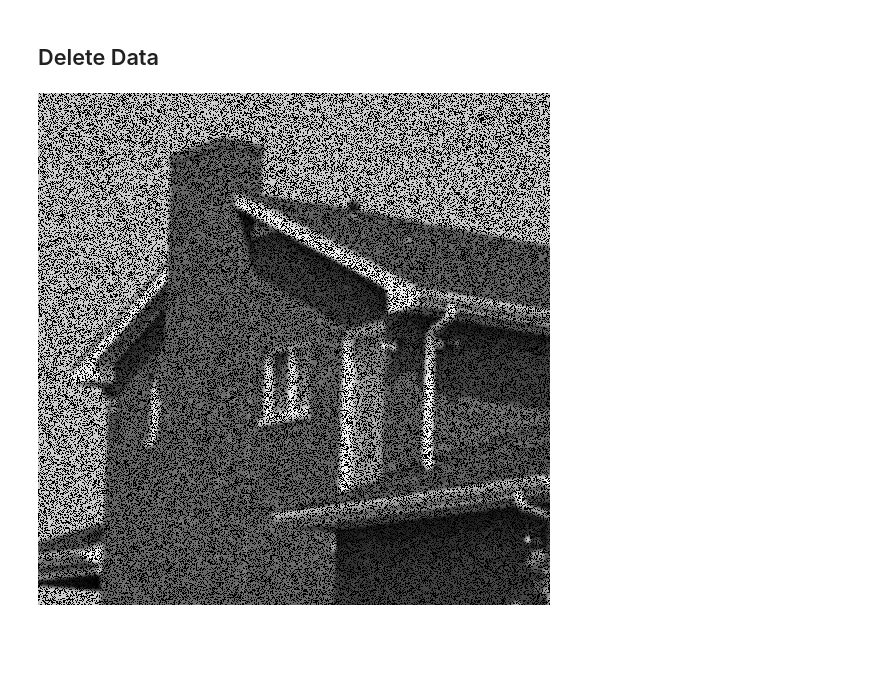
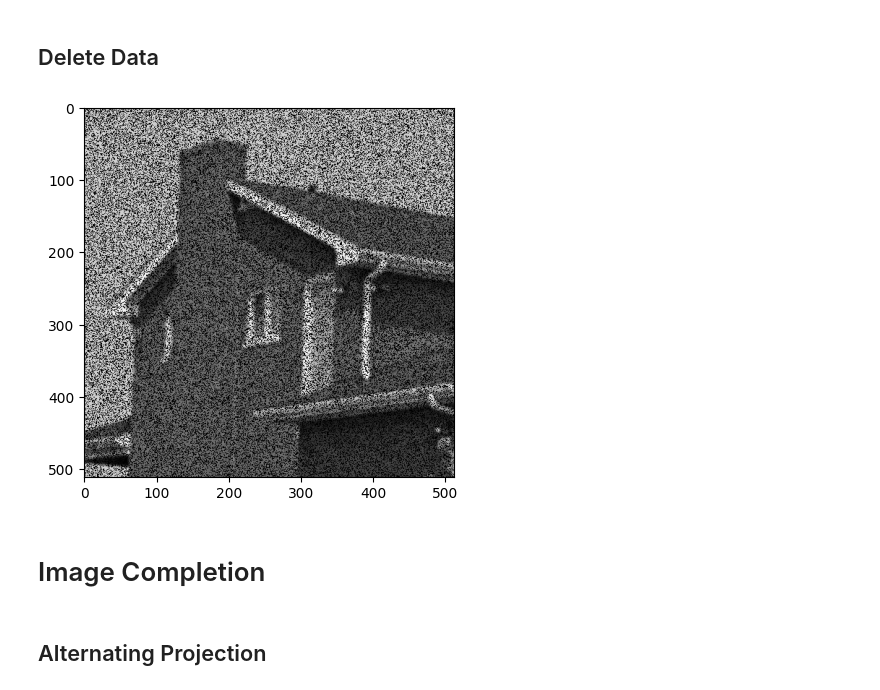
Before and after one commit to KennethJAllen/data-completion-research, a Jupyter notebook: notebooks/demo_notebook.ipynb, the cells around one changed output. Drawn from its saved outputs; the diff is of its cells as text; code cells hidden in the pictures; blank space fills up the shorter version.

Commit message:
added type hints. added alternating projection to demo notebook

```diff
--- a/notebooks/demo_notebook.ipynb
+++ b/notebooks/demo_notebook.ipynb
@@ -24,12 +25,16 @@ house_img
 # %%
 house_array = np.array(house_img)
 m, n = np.shape(house_array)
-known_ratio = 0.65 # ratio of known to unknown entries
-num_known = round(known_ratio * m * n) #number of known entries
-mask = utils.random_mask(m, n, num_known)
+known_ratio = 0.65 # percentage of known entries
+num_known = round(known_ratio * m * n) # number of known entries
+house_mask = utils.random_mask(m, n, num_known)
 house_missing_data = house_array.copy()
-house_missing_data[~mask] = 0
-house_missing_img = Image.fromarray(house_missing_data)
-house_missing_img
+house_missing_data[~house_mask] = 0
+plt.imshow(house_missing_data, cmap='grey')
+plt.show()
 # %% [output]
-[figure, old version]
+[figure, new version]
+# %% [markdown]
+# Image Completion
+# %% [markdown]
+## Alternating Projection
```
Also changed, not shown: parts of 4 cells of this notebook, 2 other files.
